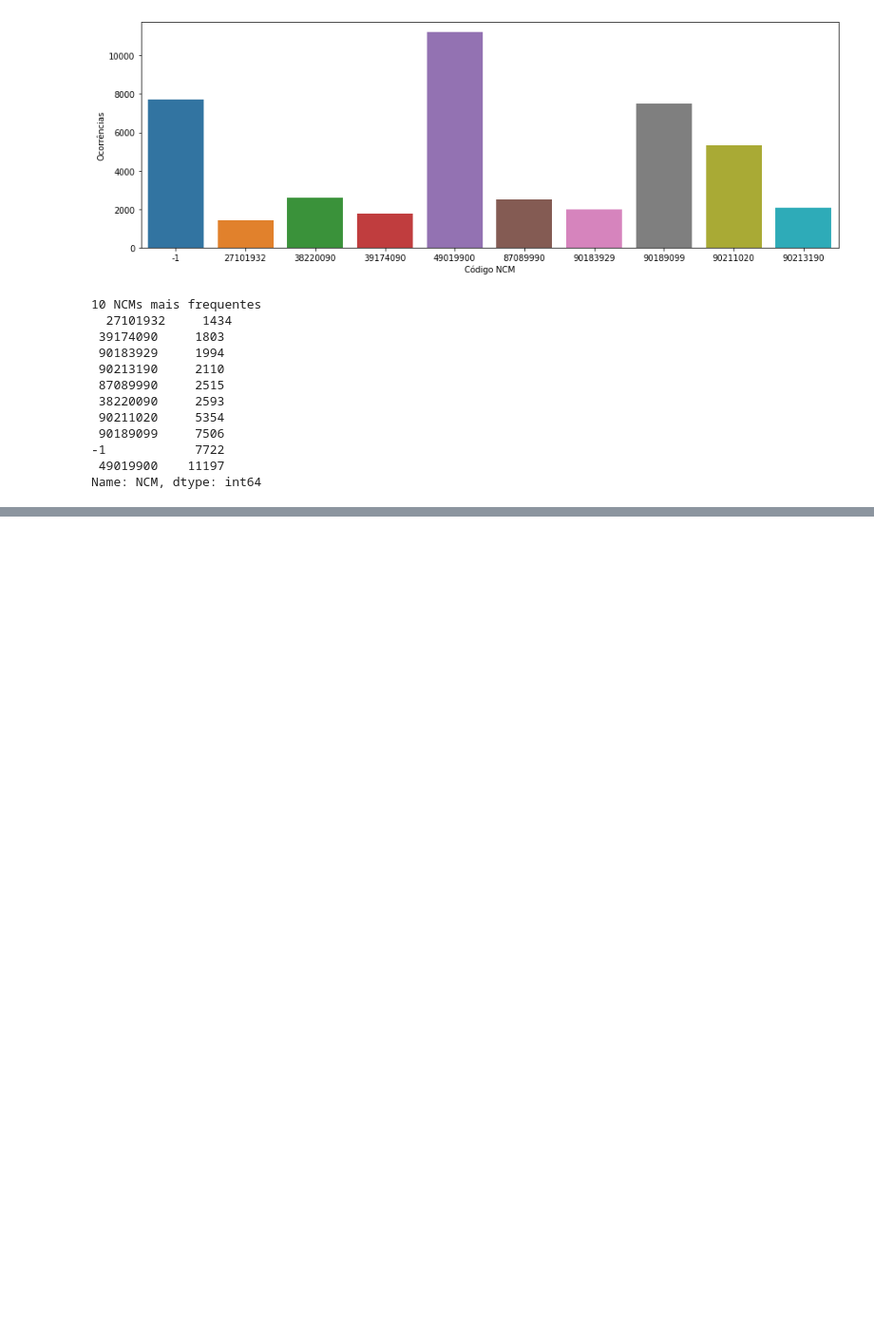
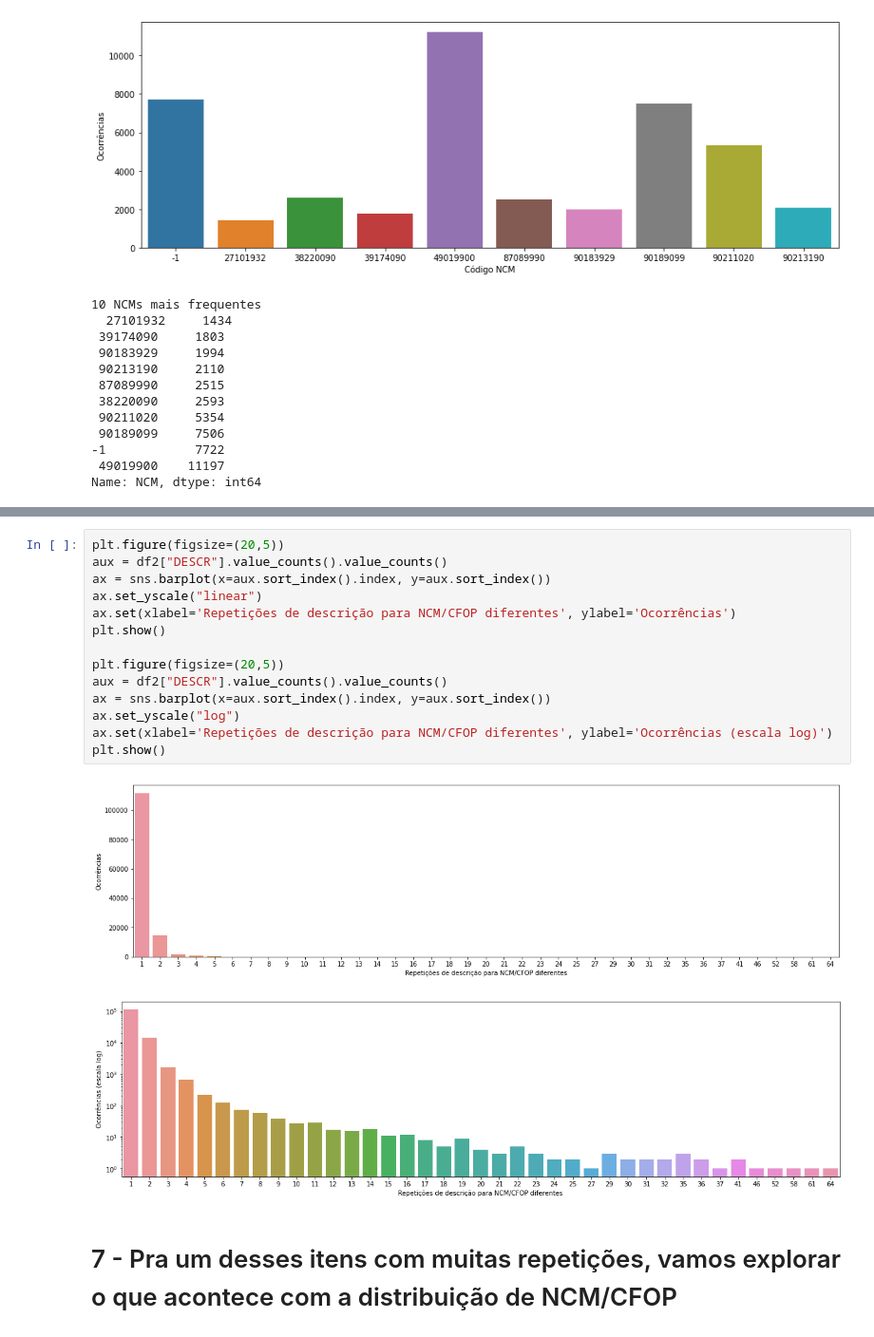
Before and after one commit to mfilipak/AFRAC_IA, a Jupyter notebook: 001_EDA_(Dados_do_Portal_da_cidadânia).ipynb, the cells around one changed output, grey strips where cells are left out. Shown: that part at 95% size. Saved outputs shown, nothing was run; the diff lists cells and outputs as text; blank space fills up the shorter version.

```diff
--- a/001_EDA_(Dados_do_Portal_da_cidadânia).ipynb
+++ b/001_EDA_(Dados_do_Portal_da_cidadânia).ipynb
@@ -133,0 +188,19 @@ plt.show()
+# %%
+plt.figure(figsize=(20,5))
+aux = df2["DESCR"].value_counts().value_counts()
+ax = sns.barplot(x=aux.sort_index().index, y=aux.sort_index())
+ax.set_yscale("linear")
+ax.set(xlabel='Repetições de descrição para NCM/CFOP diferentes', ylabel='Ocorrências')
+plt.show()
+
+plt.figure(figsize=(20,5))
+aux = df2["DESCR"].value_counts().value_counts()
+ax = sns.barplot(x=aux.sort_index().index, y=aux.sort_index())
+ax.set_yscale("log")
+ax.set(xlabel='Repetições de descrição para NCM/CFOP diferentes', ylabel='Ocorrências (escala log)')
+plt.show()
+# %% [output]
+[figure, added]
+[figure, added]
+# %% [markdown]
+# 7 - Pra um desses itens com muitas repetições, vamos explorar o que acontece com a distribuição de NCM/CFOP
```
Also changed, not shown: parts of 13 cells of this notebook.
